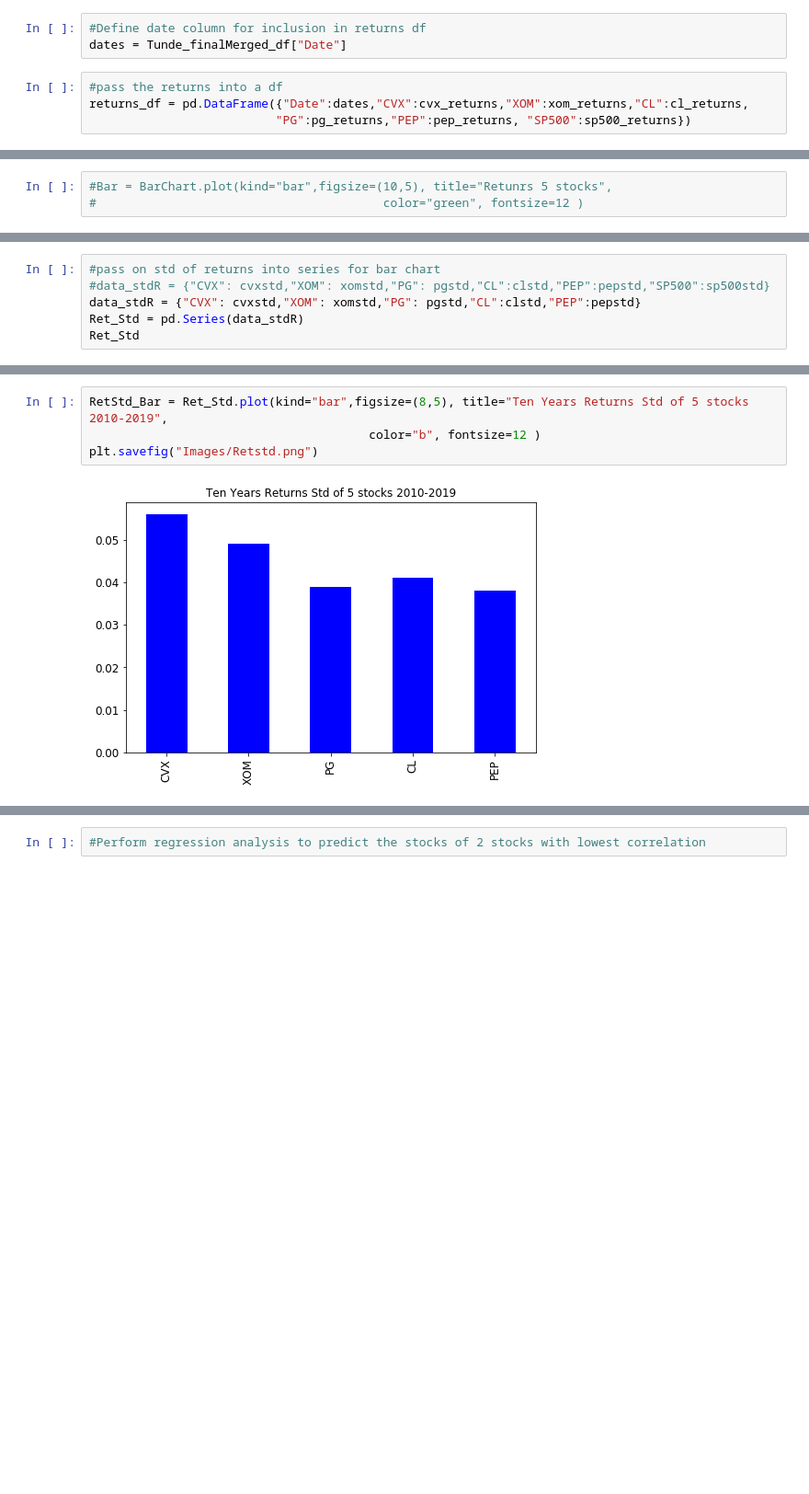
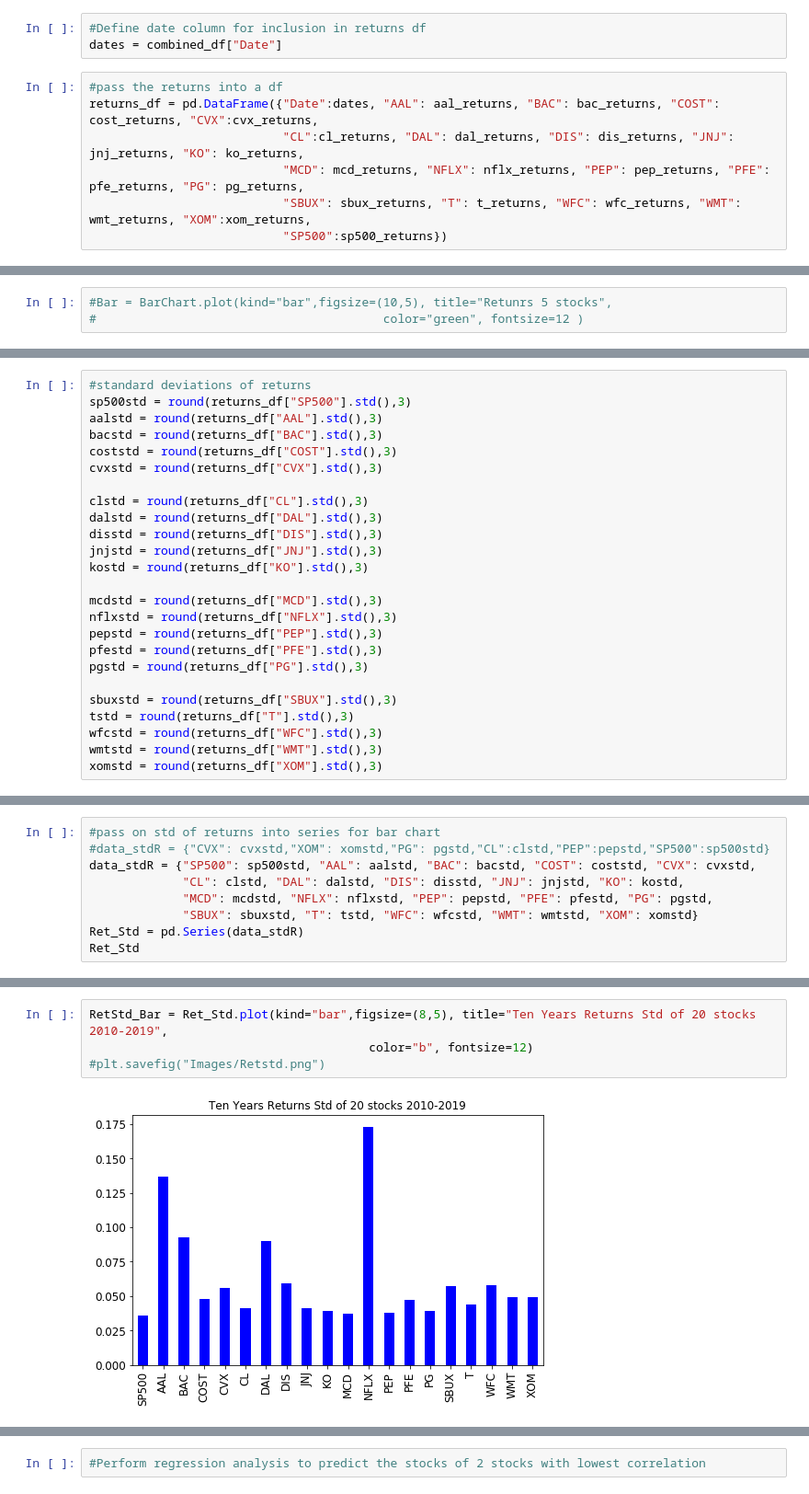
Before and after one commit to claybeaver/Group9_Project1, a Jupyter notebook: Final_notebook.ipynb, the cells around one changed output, grey strips where cells are left out. Shown at 92% size. Cells and saved outputs as stored; diff of their text form; blank space fills up the shorter version.

Commit message:
Combine 20 datasets for further analysis.

```diff
--- a/Final_notebook.ipynb
+++ b/Final_notebook.ipynb
@@ -86,11 +86,14 @@ cvx_returns
 Name: CVX, Length: 120, dtype: float64
 # %%
 #Define date column for inclusion in returns df
-dates = Tunde_finalMerged_df["Date"]
+dates = combined_df["Date"]
 # %%
 #pass the returns into a df
-returns_df = pd.DataFrame({"Date":dates,"CVX":cvx_returns,"XOM":xom_returns,"CL":cl_returns,
-                          "PG":pg_returns,"PEP":pep_returns, "SP500":sp500_returns})
+returns_df = pd.DataFrame({"Date":dates, "AAL": aal_returns, "BAC": bac_returns, "COST": cost_returns, "CVX":cvx_returns,
+                           "CL":cl_returns, "DAL": dal_returns, "DIS": dis_returns, "JNJ": jnj_returns, "KO": ko_returns,
+                           "MCD": mcd_returns, "NFLX": nflx_returns, "PEP": pep_returns, "PFE": pfe_returns, "PG": pg_returns,
+                           "SBUX": sbux_returns, "T": t_returns, "WFC": wfc_returns, "WMT": wmt_returns, "XOM":xom_returns,
+                           "SP500":sp500_returns})
 # %%
 returns_df.head()
 # %% [output]
@@ -244,0 +310,25 @@ sp500stdP = round(sp500_clean_df["SP500"].std(),3)
+# %%
+#standard deviations of returns
+sp500std = round(returns_df["SP500"].std(),3)
+aalstd = round(returns_df["AAL"].std(),3)
+bacstd = round(returns_df["BAC"].std(),3)
+coststd = round(returns_df["COST"].std(),3)
+cvxstd = round(returns_df["CVX"].std(),3)
+
+clstd = round(returns_df["CL"].std(),3)
+dalstd = round(returns_df["DAL"].std(),3)
+disstd = round(returns_df["DIS"].std(),3)
+jnjstd = round(returns_df["JNJ"].std(),3)
+kostd = round(returns_df["KO"].std(),3)
+
+mcdstd = round(returns_df["MCD"].std(),3)
+nflxstd = round(returns_df["NFLX"].std(),3)
+pepstd = round(returns_df["PEP"].std(),3)
+pfestd = round(returns_df["PFE"].std(),3)
+pgstd = round(returns_df["PG"].std(),3)
+
+sbuxstd = round(returns_df["SBUX"].std(),3)
+tstd = round(returns_df["T"].std(),3)
+wfcstd = round(returns_df["WFC"].std(),3)
+wmtstd = round(returns_df["WMT"].std(),3)
+xomstd = round(returns_df["XOM"].std(),3)
@@ -252,7 +367,10 @@ stddevR
 # %%
 #pass on std of returns into series for bar chart
 #data_stdR = {"CVX": cvxstd,"XOM": xomstd,"PG": pgstd,"CL":clstd,"PEP":pepstd,"SP500":sp500std}
-data_stdR = {"CVX": cvxstd,"XOM": xomstd,"PG": pgstd,"CL":clstd,"PEP":pepstd}
+data_stdR = {"SP500": sp500std, "AAL": aalstd, "BAC": bacstd, "COST": coststd, "CVX": cvxstd,
+             "CL": clstd, "DAL": dalstd, "DIS": disstd, "JNJ": jnjstd, "KO": kostd,
+             "MCD": mcdstd, "NFLX": nflxstd, "PEP": pepstd, "PFE": pfestd, "PG": pgstd,
+             "SBUX": sbuxstd, "T": tstd, "WFC": wfcstd, "WMT": wmtstd, "XOM": xomstd}
 Ret_Std = pd.Series(data_stdR)
 Ret_Std
 # %% [output]
@@ -264,9 +393,9 @@ PEP    0.038
 dtype: float64
 # %%
-RetStd_Bar = Ret_Std.plot(kind="bar",figsize=(8,5), title="Ten Years Returns Std of 5 stocks 2010-2019",
-                                       color="b", fontsize=12 )
-plt.savefig("Images/Retstd.png")
+RetStd_Bar = Ret_Std.plot(kind="bar",figsize=(8,5), title="Ten Years Returns Std of 20 stocks 2010-2019",
+                                       color="b", fontsize=12)
+#plt.savefig("Images/Retstd.png")
 # %% [output]
-[figure, old version]
+[figure, new version]
 # %%
 #std of prices
```
Also changed, not shown: parts of 36 cells of this notebook.
